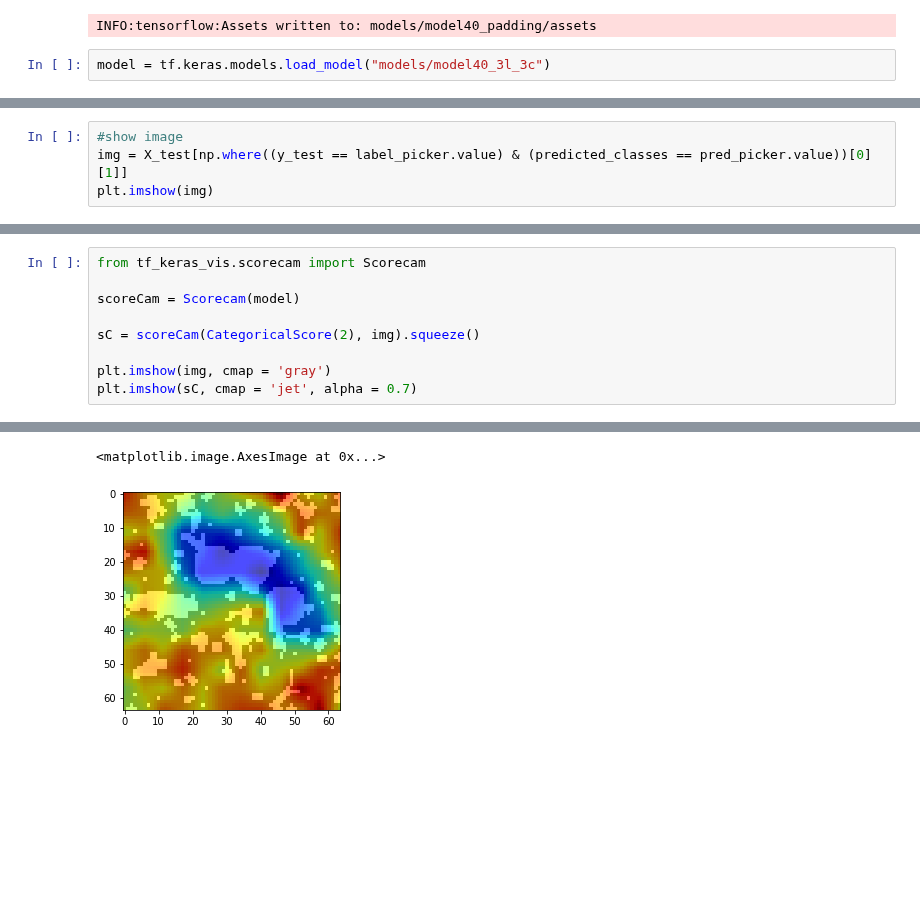
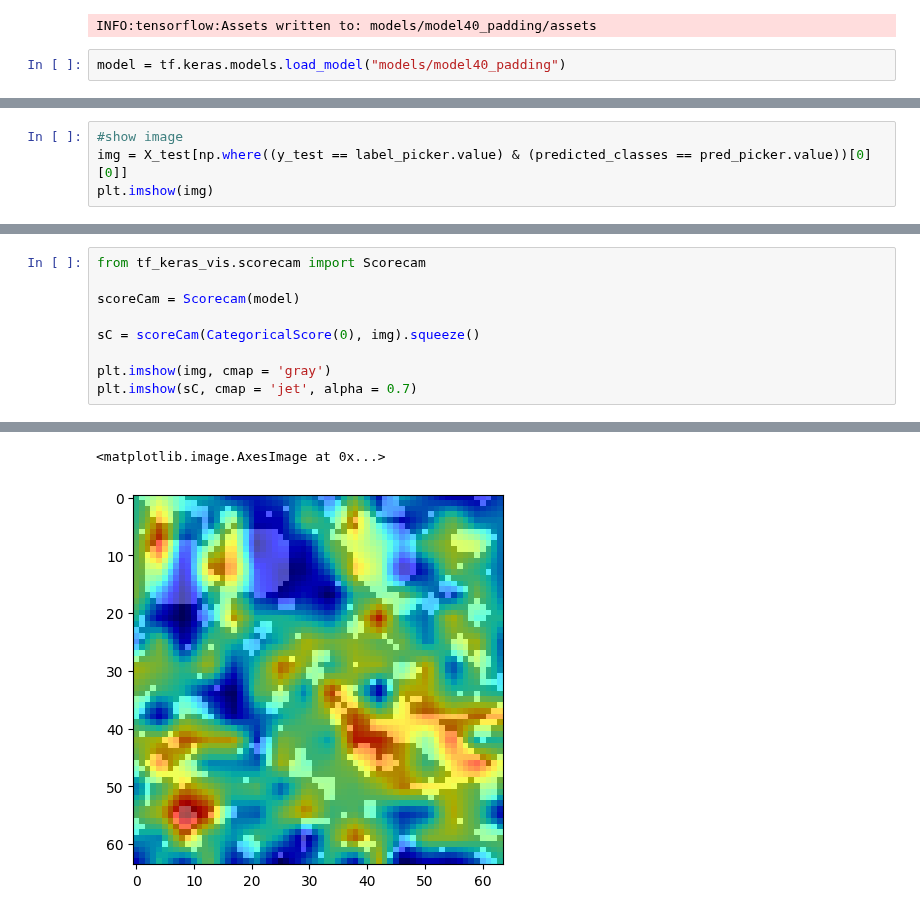
Before and after one commit to Kayzi0/ExplainBlobs, a Jupyter notebook: model_train.ipynb, the cells around one changed output, grey strips where cells are left out. Drawn from its saved outputs; the diff is of its cells as text; blank space fills up the shorter version.

```diff
--- a/model_train.ipynb
+++ b/model_train.ipynb
@@ -157,7 +143,7 @@ WARNING:absl:Found untraced functions such as _jit_compiled_convolution_op, _jit
 INFO:tensorflow:Assets written to: models/model40_padding/assets
 INFO:tensorflow:Assets written to: models/model40_padding/assets
 # %%
-model = tf.keras.models.load_model("models/model40_3l_3c")
+model = tf.keras.models.load_model("models/model40_padding")
 # %%
 # Validate model
 from sklearn.metrics import classification_report
@@ -210,7 +196,7 @@ Dropdown(description='True Label:', options=(('Pathological', 0), ('Healthy', 1)
 Dropdown(description='Predicted Label:', options=(('Pathological', 0), ('Healthy', 1), ('also healthy', 2)), v…
 # %%
 #show image
-img = X_test[np.where((y_test == label_picker.value) & (predicted_classes == pred_picker.value))[0][1]]
+img = X_test[np.where((y_test == label_picker.value) & (predicted_classes == pred_picker.value))[0][0]]
 plt.imshow(img)
 # %% [output]
 <matplotlib.image.AxesImage at 0x...>
@@ -258,7 +244,7 @@ from tf_keras_vis.scorecam import Scorecam
 
 scoreCam = Scorecam(model)
 
-sC = scoreCam(CategoricalScore(2), img).squeeze()
+sC = scoreCam(CategoricalScore(0), img).squeeze()
 
 plt.imshow(img, cmap = 'gray')
 plt.imshow(sC, cmap = 'jet', alpha = 0.7)
@@ -267,2 +253,2 @@ plt.imshow(sC, cmap = 'jet', alpha = 0.7)
 <matplotlib.image.AxesImage at 0x...>
-[figure, old version]
+[figure, new version]
```
Also changed, not shown: parts of 11 cells of this notebook, 1 other file.
